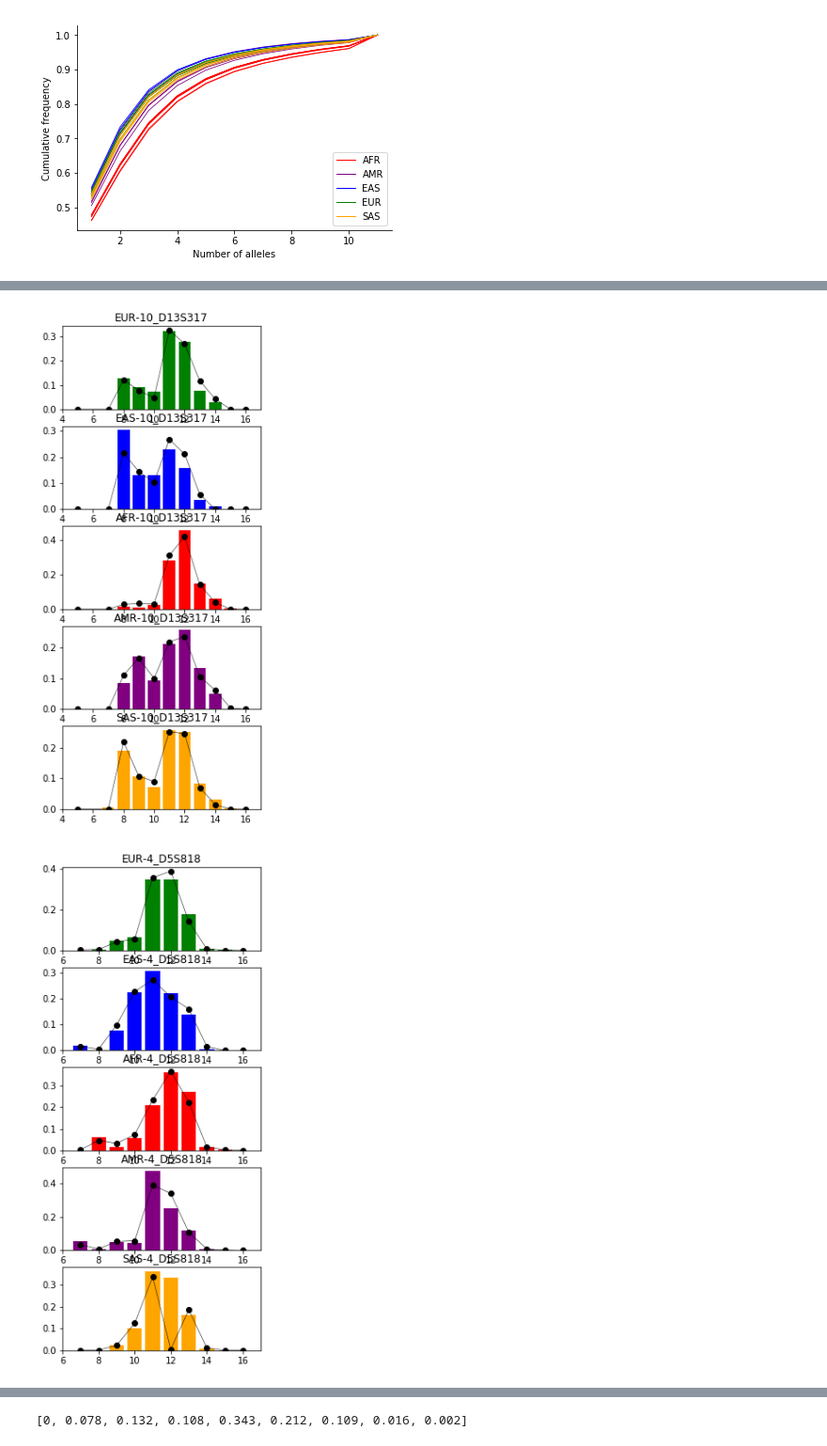
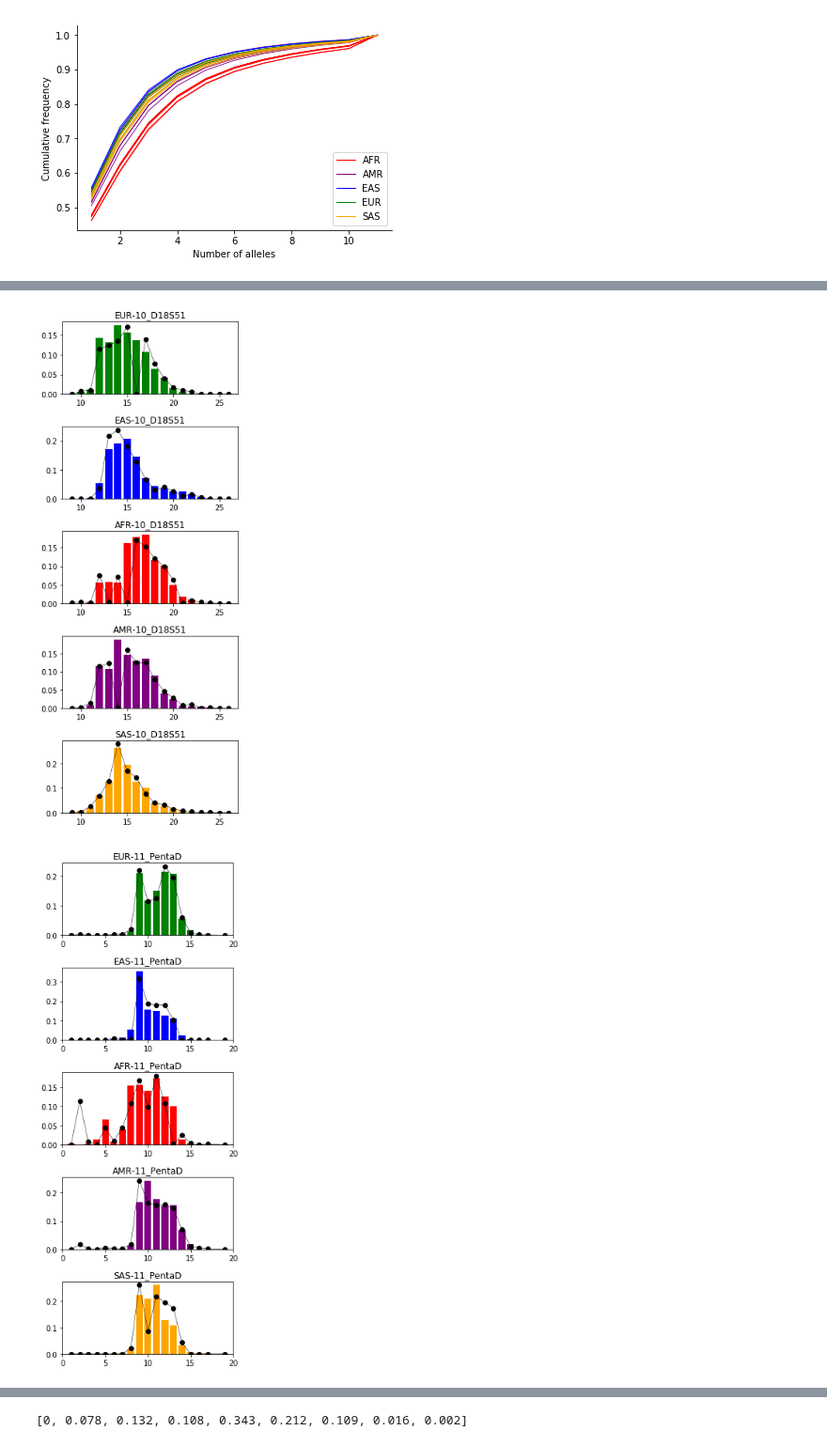
Before and after one commit to gymrek-lab/EnsembleTR, a Jupyter notebook: callset-qc/1000G_CallerQC_Figures.ipynb, the cells around one changed output, grey strips where cells are left out. Shown at 94% size. Cells and saved outputs as stored; diff of their text form; code cells hidden in the pictures.

```diff
--- a/callset-qc/1000G_CallerQC_Figures.ipynb
+++ b/callset-qc/1000G_CallerQC_Figures.ipynb
@@ -163,20 +261,20 @@ locids = {}
 locids["chr4:3074877"] = "1_HTT"
 locids["chr5:146878728"] = "2_SCA12"
 locids["chr19:45770205"] = "3_DM1"
-locids["chr5:123775556"] = "4_D5S818"
-locids["chr2:1489653"] = "5_TPOX"
-locids["chr5:150076324"] = "6_CSF1PO"
-locids["chr7:84160226"] = "7_D7S820"
-locids["chr8:124894873"] = "8_D8S1179"
-locids["chr11:2171088"] = "9_TH01"
-locids["chr13:82148025"] = "10_D13S317"
-locids["chr15:96831015"] = "11_PentaE"
-locids["chr16:86352702"] = "12_D16S539"
-locids["chr18:63281667"] = "13_D18S51"
-locids["chr21:43636205"] = "14_PentaD"
+locids["chr5:123775556"] = "1_D5S818"
+locids["chr2:1489653"] = "2_TPOX"
+locids["chr5:150076324"] = "3_CSF1PO"
+locids["chr7:84160226"] = "4_D7S820"
+locids["chr8:124894873"] = "5_D8S1179"
+locids["chr11:2171088"] = "6_TH01"
+locids["chr13:82148025"] = "7_D13S317"
+locids["chr15:96831015"] = "8_PentaE"
+locids["chr16:86352702"] = "9_D16S539"
+locids["chr18:63281667"] = "10_D18S51"
+locids["chr21:43636205"] = "11_PentaD"
 
 
-codis_list = ["4_D5S818","5_TPOX","6_CSF1PO","7_D7S820","8_D8S1179","9_TH01","10_D13S317"]
+codis_list = ["1_D5S818","2_TPOX","3_CSF1PO","4_D7S820","5_D8S1179","6_TH01","7_D13S317","8_PentaE","9_D16S539","10_D18S51","11_PentaD"]
 
 
 # Allele freqs compared to known
@@ -227,37 +325,34 @@ for i in range(called_freqs.shape[0]):
             spcts = {}
             cstring = k["freq_%s"%sp].values[0]
             if str(cstring) == "nan": continue
             for allele in cstring.split(","):
                 al, fq = allele.split(":")
                 al = int(float(al)); fq = float(fq)
                 spcts[al] = fq
             kcounts[sp] = spcts
             #print(kcounts)
 
     if locus_id in codis_list:
         fig, axis_array = plt.subplots(num_pops,1,figsize=(4,10))
         plotnum = 0
         for j in range(len(superpops)):
             ax = axis_array[j]
             ax.bar(alleles, [popcounts[superpops[j]].get(a, 0) for a in alleles], color=popcolors[superpops[j]])
 
             # Plot known
             if superpops[j] in kcounts.keys():
                 ax.plot(alleles, [kcounts[superpops[j]].get(a, 0) for a in alleles], color="black",
                        marker="o", linewidth=0.5)
 
             # Plot threshold
             if kcounts["thresh"]>-1:
                 ax.axvline(x=kcounts["thresh"], linewidth=0.5, color="black", linestyle="dashed")
             ax.set_xlim(left=min(alleles)-1, right=max(alleles)+1)
             ax.set_title("%s-%s"%(superpops[j], locus_id))
             #ax.grid(True)
             plotnum += 1
-
-
-
-
-plt.show()
+        fig.tight_layout()
+        plt.savefig("Figures/"+locus_id+".pdf")
 # %% [output]
-[figure, old version]
+[figure, new version]
-[figure, old version]
+[figure, new version]
```
Also changed, not shown: parts of 2 cells of this notebook.
